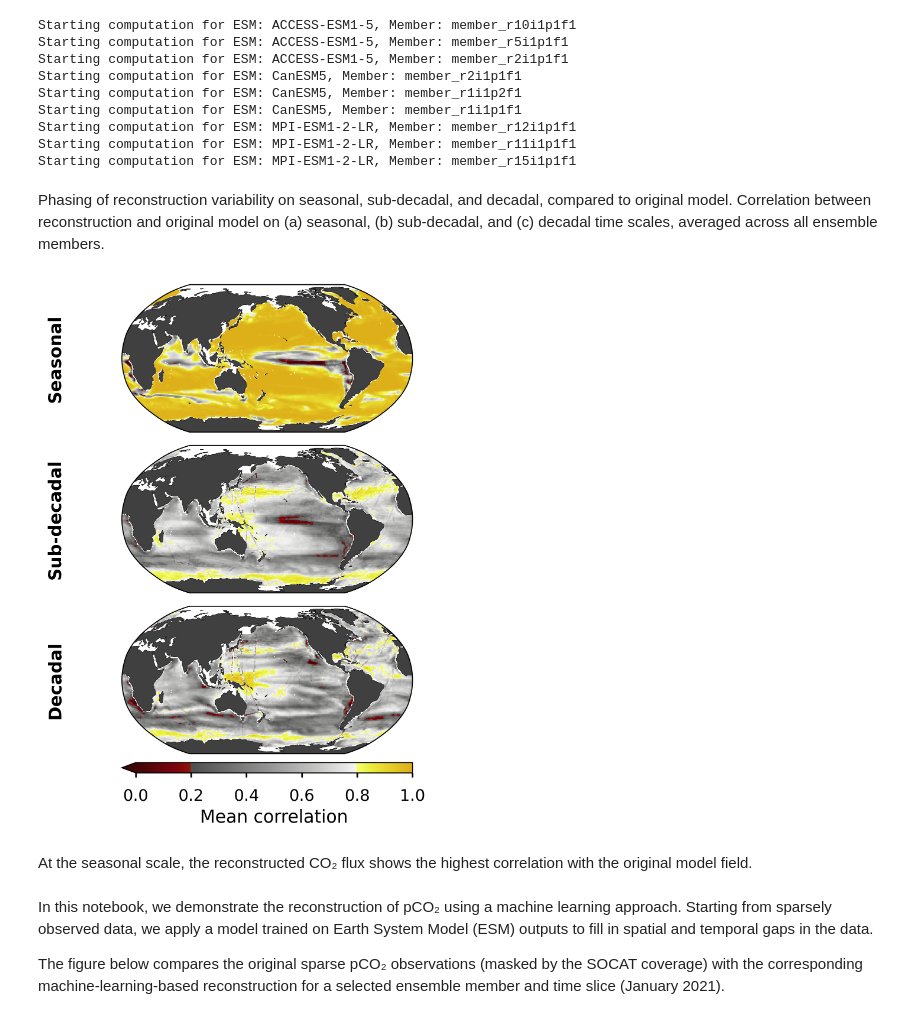
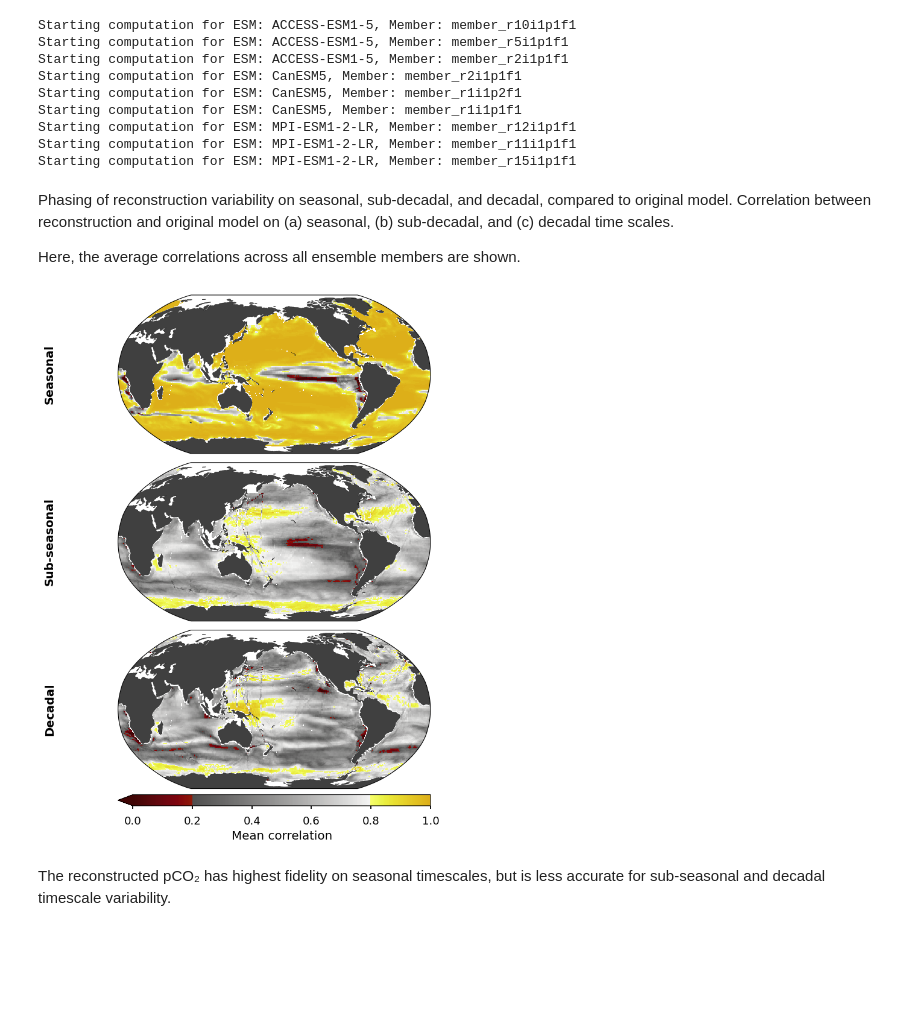
Before and after one commit to Mukkke/leap-project3, a Jupyter notebook: notebooks/Project3_Starter.ipynb, the cells around one changed output. Saved outputs shown, nothing was run; the diff lists cells and outputs as text; code cells hidden in the pictures; blank space fills up the shorter version.

```diff
--- a/notebooks/Project3_Starter.ipynb
+++ b/notebooks/Project3_Starter.ipynb
@@ -380,7 +426,7 @@ with plt.style.context(plot_style):
     worldmap.set_cbar_ylabel(colorbar, cbar_title, fontsize=12)
 
     # Add title
-    worldmap.set_title("SOCAT Masked pCO₂ Data for 2021-01", ax=0, fontsize=14)
+    worldmap.set_title("SOCAT Masked pCO₂ model output for 2021-01", ax=0, fontsize=14)
 
     plt.show()
 # %% [output]
@@ -794,7 +894,7 @@ monthly resolution over the period init_date through fin_date. Red and blue shad
 plot_style = "seaborn-v0_8-talk"
 
 with plt.style.context(plot_style):
-    fig = plt.figure(dpi=300)
+    fig = plt.figure(figsize=(8.5, 11)) # fig = plt.figure(dpi=300)
     worldmap = SpatialMap2(fig=fig, region='world',
                            cbar_mode='single',
                            colorbar=True,
@@ -861,24 +958,0 @@ with plt.style.context(plot_style):
-# %%
-non_zero_counts = (socat_mask_data.socat_mask != 0).sum(dim="time")
-plot_style = "seaborn-v0_8-talk"
-
-with plt.style.context(plot_style):
-    fig = plt.figure(dpi=300)
-    worldmap = SpatialMap2(fig=fig, region='world',
-                   cbar_mode='each',
-                   colorbar=True,
-                   cbar_location='bottom',
-                   nrows_ncols=[1,1])
-
-    vrange = [0, 48, 6]
-    cmap = cm.cm.rain
-    data = xr_add_cyclic_point(non_zero_counts, cyclic_coord='xlon')
-    data = data.assign_coords(xlon=(((data.xlon + 180) % 360) ))
-    sub = worldmap.add_plot(lon=data['xlon'], lat=data['ylat'], data=data,
-                      vrange=vrange[0:2], cmap=cmap, ax=0, linewidth_coast=0.5)
-
-    col = worldmap.add_colorbar(sub, ax=0,extend='max')
-    worldmap.set_cbar_xlabel(col, 'Number of months with data', fontsize=14)
-    worldmap.set_ticks(col, vrange[0], vrange[1], vrange[2])
-    col.ax.tick_params(labelsize=12)
-    plt.show()
@@ -904,13 +977,15 @@ Starting computation for ESM: MPI-ESM1-2-LR, Member: member_r11i1p1f1
 Starting computation for ESM: MPI-ESM1-2-LR, Member: member_r15i1p1f1
 # %% [markdown]
 Phasing of reconstruction variability on seasonal, sub-decadal, and decadal, compared to original model. Correlation between
-reconstruction and original model on (a) seasonal, (b) sub-decadal, and (c) decadal time scales, averaged across all ensemble members.
+reconstruction and original model on (a) seasonal, (b) sub-decadal, and (c) decadal time scales.
+
+Here, the average correlations across all ensemble members are shown.
 # %%
 plot_style = "seaborn-v0_8-talk"
 
 with plt.style.context(plot_style):
     # Setup Figure
-    fig = plt.figure(dpi=300)
+    fig = plt.figure(figsize=(8.5, 11)) # fig = plt.figure(dpi=300)
     worldmap = SpatialMap2(fig=fig, region='world',
                    cbar_mode='edge',
                    axes_pad=0.15,
@@ -937,38 +1012,34 @@ with plt.style.context(plot_style):
     # Correlation - sub-decadal
     data = ds_eval_corr['corr_residual'].mean('ens').mean('member')
     data = data.roll(xlon=len(data.xlon) // 2, roll_coords=True)
     data = xr_add_cyclic_point(data, cyclic_coord='xlon')
     sub2 = worldmap.add_plot(lon=data['xlon'], lat=data['ylat'], data=data,
                             vrange=vrange_col1[0:2], cmap=cmap_col1, ax=1)
 
     # Correlation - decadal
     data = ds_eval_corr['corr_dec'].mean('ens').mean('member')
     data = data.roll(xlon=len(data.xlon) // 2, roll_coords=True)
     data = xr_add_cyclic_point(data, cyclic_coord='xlon')
     sub4 = worldmap.add_plot(lon=data['xlon'], lat=data['ylat'], data=data,
                             vrange=vrange_col1[0:2], cmap=cmap_col1, ax=2)
 
     # add colorbar
     col1 = worldmap.add_colorbar(sub0, ax=0, extend='min')
     worldmap.set_cbar_xlabel(col1, f'Mean correlation')
     worldmap.set_ticks(col1, vrange_col1[0], vrange_col1[1], vrange_col1[2])
 
     worldmap.grid[0].text(-0.2, 0.5, "Seasonal", transform=worldmap.grid[0].transAxes,
                            fontsize=14, fontweight='bold', va='center', ha='right', rotation=90)
 
-    worldmap.grid[1].text(-0.2, 0.5, "Sub-decadal", transform=worldmap.grid[1].transAxes,
+    worldmap.grid[1].text(-0.2, 0.5, "Sub-seasonal", transform=worldmap.grid[1].transAxes,
                            fontsize=14, fontweight='bold', va='center', ha='right', rotation=90)
 
     worldmap.grid[2].text(-0.2, 0.5, "Decadal", transform=worldmap.grid[2].transAxes,
                            fontsize=14, fontweight='bold', va='center', ha='right', rotation=90)
 
 
     plt.show()
 # %% [output]
-[figure, old version]
+[figure, new version]
 # %% [markdown]
-At the seasonal scale, the reconstructed CO₂ flux shows the highest correlation with the original model field.
+The reconstructed pCO₂ has highest fidelity on seasonal timescales, but is less accurate for sub-seasonal and decadal timescale variability.
-# %% [markdown]
-In this notebook, we demonstrate the reconstruction of pCO₂ using a machine learning approach. Starting from sparsely observed data, we apply a model trained on Earth System Model (ESM) outputs to fill in spatial and temporal gaps in the data.
-
-The figure below compares the original sparse pCO₂ observations (masked by the SOCAT coverage) with the corresponding machine-learning-based reconstruction for a selected ensemble member and time slice (January 2021).
```
Also changed, not shown: parts of 43 cells of this notebook, 2 other files.
